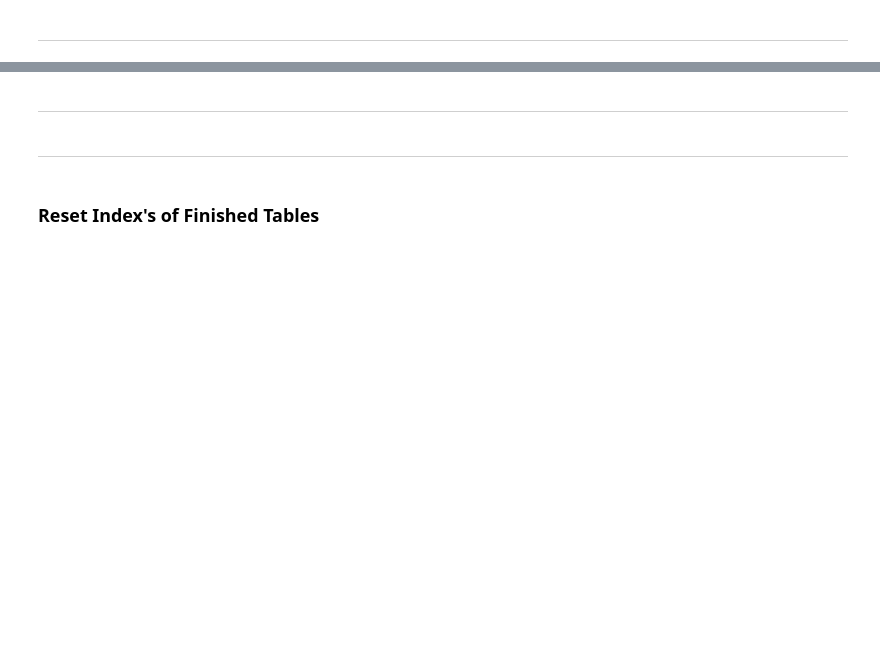
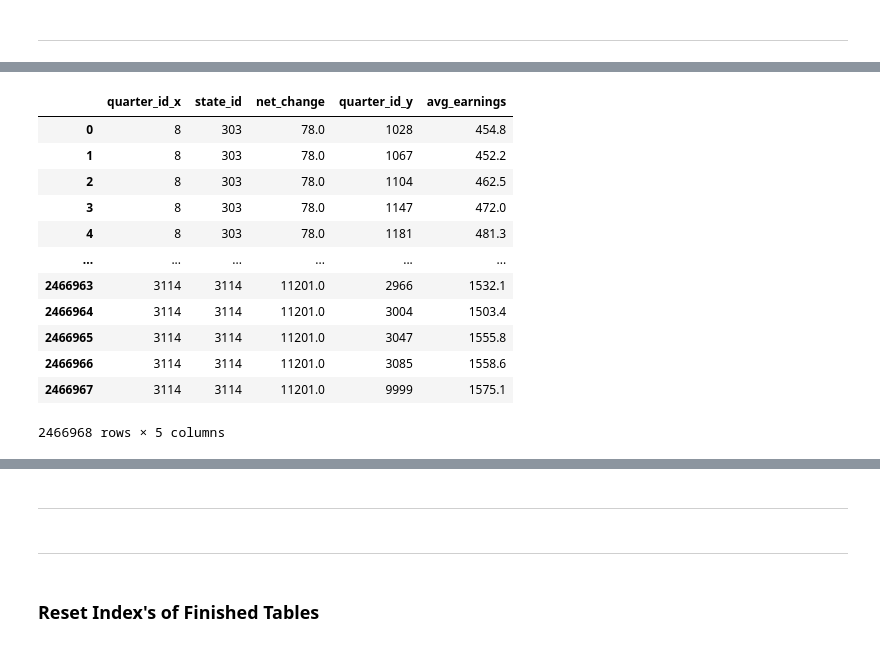
Before and after one commit to jonowood/Project_2, a Jupyter notebook: Saturday17122022SQLWORK.ipynb, the cells around one changed output, grey strips where cells are left out. Drawn from its saved outputs; the diff is of its cells as text; code cells hidden in the pictures; blank space fills up the shorter version.

```diff
--- a/Saturday17122022SQLWORK.ipynb
+++ b/Saturday17122022SQLWORK.ipynb
@@ -615,0 +648,19 @@ internal_departures_final
+# %%
+#df.describe()
+# Merge two dataframes using an inner join
+merge_df = pd.merge(population_df, average_earnings_df_final, on="state_id")
+merge_df
+# %% [output]
+|  | quarter_id_x | state_id | net_change | quarter_id_y | avg_earnings |
+| 0 | 8 | 303 | 78.0 | 1028 | 454.8 |
+| 1 | 8 | 303 | 78.0 | 1067 | 452.2 |
+| 2 | 8 | 303 | 78.0 | 1104 | 462.5 |
+| 3 | 8 | 303 | 78.0 | 1147 | 472.0 |
+| 4 | 8 | 303 | 78.0 | 1181 | 481.3 |
+| ... | ... | ... | ... | ... | ... |
+| 2466963 | 3114 | 3114 | 11201.0 | 2966 | 1532.1 |
+| 2466964 | 3114 | 3114 | 11201.0 | 3004 | 1503.4 |
+| 2466965 | 3114 | 3114 | 11201.0 | 3047 | 1555.8 |
+| 2466966 | 3114 | 3114 | 11201.0 | 3085 | 1558.6 |
+| 2466967 | 3114 | 3114 | 11201.0 | 9999 | 1575.1 |
+2466968 rows × 5 columns
```
Also changed, not shown: parts of 4 cells of this notebook.
